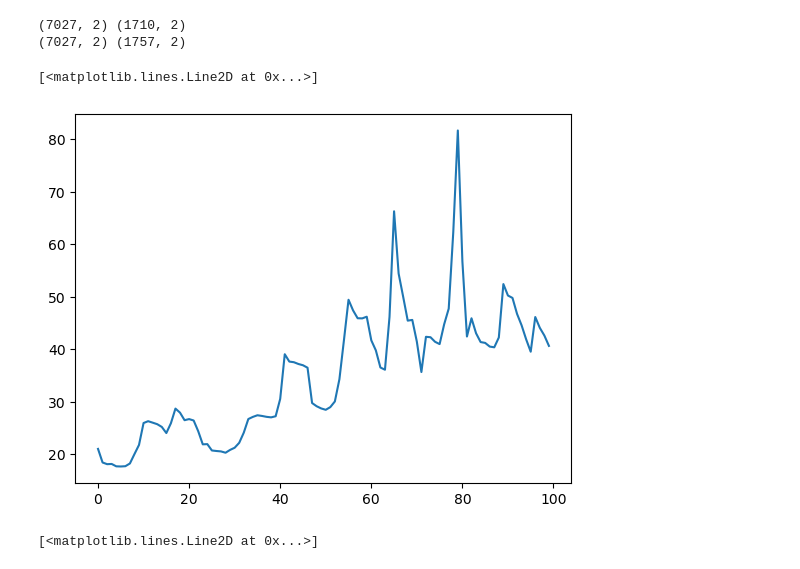
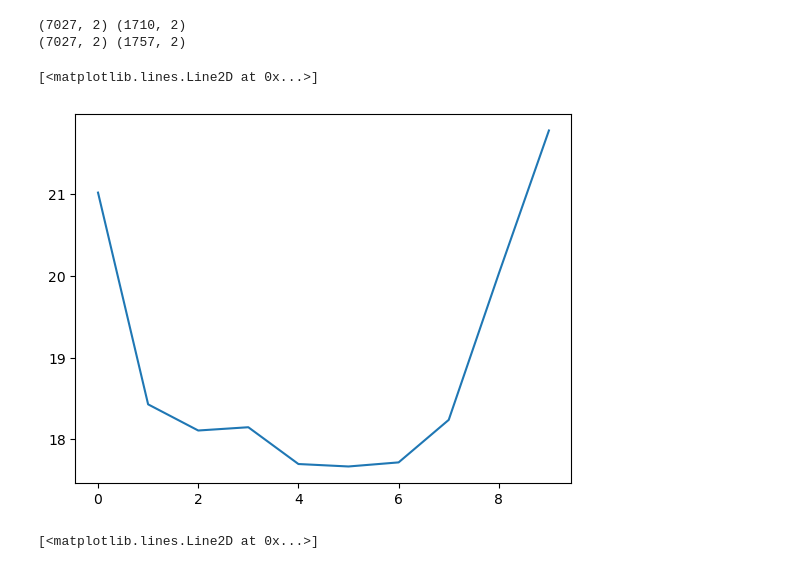
Before and after one commit to vujjiniashrith/ESS-profit-maximaization-using-deep-Reinforcemetn-Learning, a Jupyter notebook: DQN_openai_gym.ipynb, the cells around one changed output. Cells and saved outputs as stored; diff of their text form; code cells hidden in the pictures.

```diff
--- a/DQN_openai_gym.ipynb
+++ b/DQN_openai_gym.ipynb
@@ -74,10 +75,10 @@ print(train_cons.shape, test_cons.shape)
 (7027, 2) (1710, 2)
 (7027, 2) (1757, 2)
 # %%
-plt.plot(data_elec.price[:100])
+plt.plot(data_elec.price[:10])
 # %% [output]
 [<matplotlib.lines.Line2D at 0x...>]
-[figure, old version]
+[figure, new version]
 # %%
 plt.plot(data_cons.usage[0:100])
 # %% [output]
```
Also changed, not shown: parts of 9 cells of this notebook.
